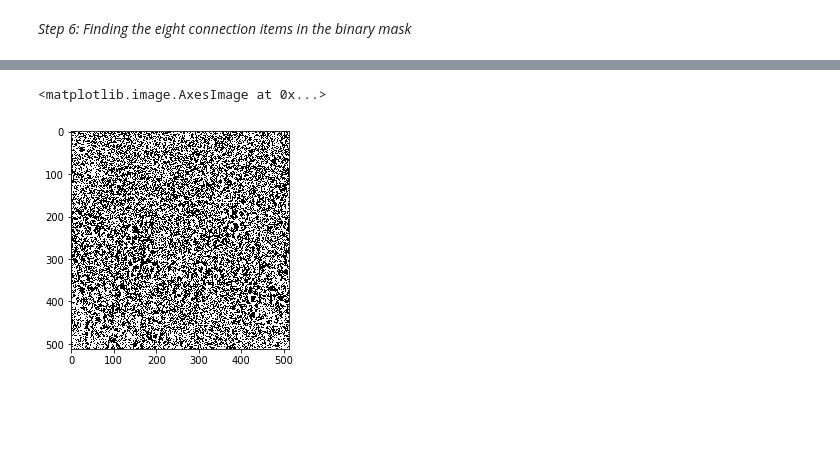
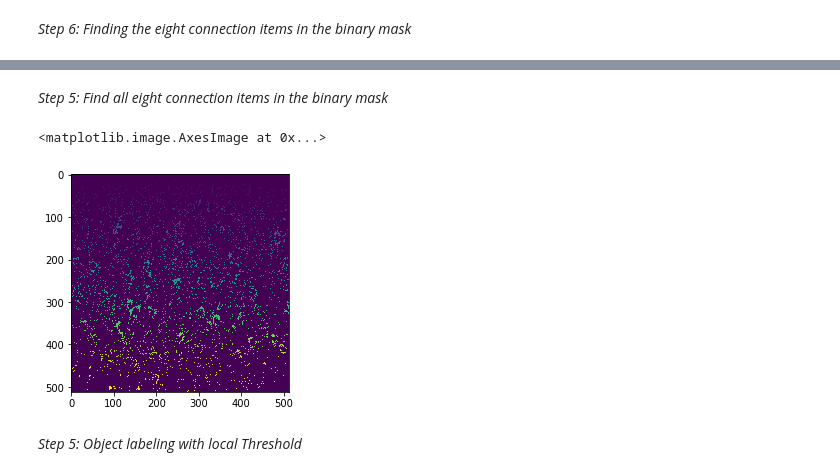
Before and after one commit to hhelmbre/Rockstar-Lifestyle, a Jupyter notebook: examples/Object-Statistics.ipynb, the cells around one changed output, grey strips where cells are left out. Drawn from its saved outputs; the diff is of its cells as text; code cells hidden in the pictures; blank space fills up the shorter version.

Commit message:
Beginning obtaining object stats and quantitative data.

```diff
--- a/examples/Object-Statistics.ipynb
+++ b/examples/Object-Statistics.ipynb
@@ -60,9 +68,21 @@ plt.imshow(binary, cmap='gray', interpolation='nearest')
 # %%
 block_size = 35
-adaptive_thresh = filters.threshold_local(image, block_size, offset=10)
+adaptive_thresh = filters.threshold_local(contrast_image_arr, block_size, offset=10)
 binary_adaptive = image > adaptive_thresh
-# %%
-plt.imshow(binary_adaptive, cmap='gray', interpolation='nearest')
-# %% [output]
-<matplotlib.image.AxesImage at 0x...>
-[figure, removed]
+# %% [markdown]
+*Step 5: Find all eight connection items in the binary mask*
+# %%
+distance = ndimage.distance_transform_edt(binary_adaptive)
+local_maxi = peak_local_max(distance, indices=False, footprint=np.ones((3, 3)), labels=binary)
+# %%
+markers = morphology.label(local_maxi)
+markers[~binary] = -1
+# %%
+labels_rw = segmentation.random_walker(binary, markers)
+# %%
+plt.imshow(labels_rw)
+# %% [output]
+<matplotlib.image.AxesImage at 0x...>
+[figure, added]
+# %% [markdown]
+*Step 5: Object labeling with local Threshold*
```
Also changed, not shown: parts of 18 cells of this notebook.
